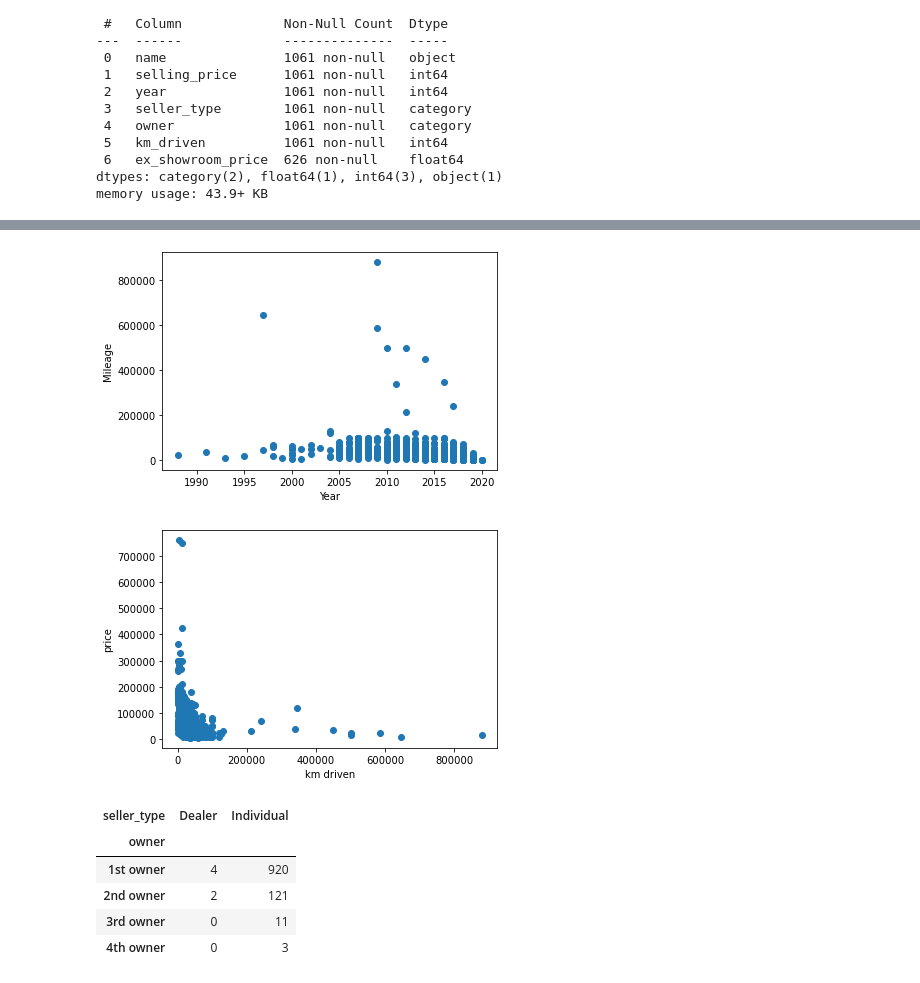
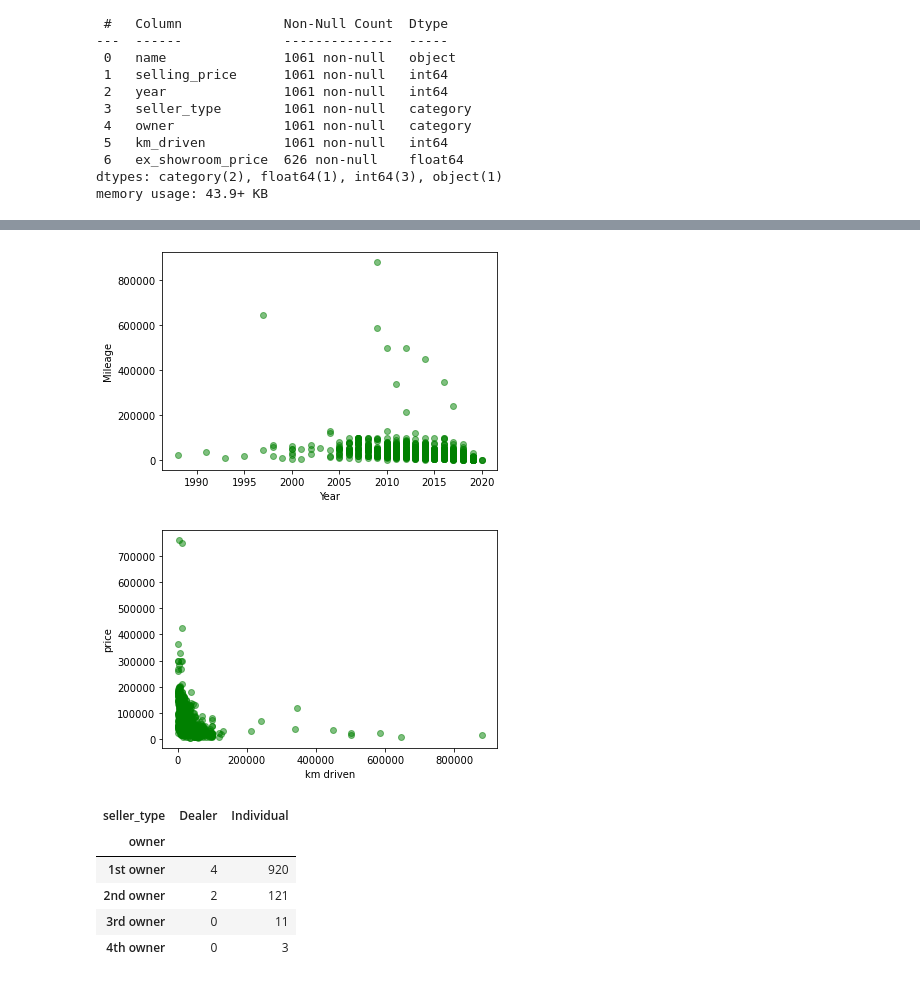
Before and after one commit to peshekhodko/ST590-Project1, a Jupyter notebook: Project1.ipynb, the cells around one changed output, grey strips where cells are left out. Cells and saved outputs as stored; diff of their text form; code cells hidden in the pictures.

```diff
--- a/Project1.ipynb
+++ b/Project1.ipynb
@@ -69,19 +97,19 @@ plt.close()
 # %%
-plt.scatter(data.year, data.km_driven)
+plt.scatter(data.year, data.km_driven, color = "green", alpha = 0.5)
 plt.xlabel("Year")
 plt.ylabel("Mileage")
 plt.show()
 plt.close()
 # %% [output]
-[figure, old version]
+[figure, new version]
 # %%
-plt.scatter(data.km_driven, data.selling_price)
+plt.scatter(data.km_driven, data.selling_price, color = "green", alpha = 0.5)
 plt.xlabel("km driven")
 plt.ylabel("price")
 plt.show()
 plt.close()
 # %% [output]
-[figure, old version]
+[figure, new version]
 # %%
 two_way_cross_tab = pd.crosstab (data.owner, data.seller_type)
 two_way_cross_tab
```
Also changed, not shown: parts of 11 cells of this notebook.
